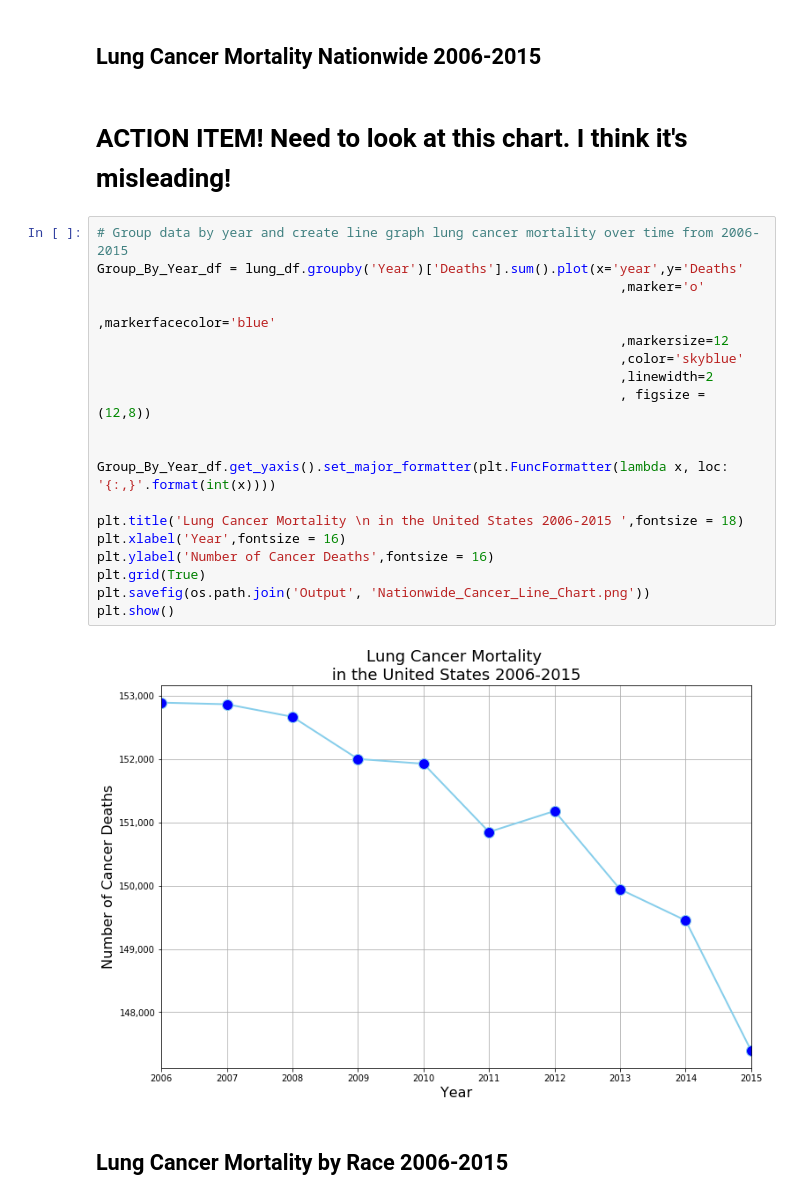
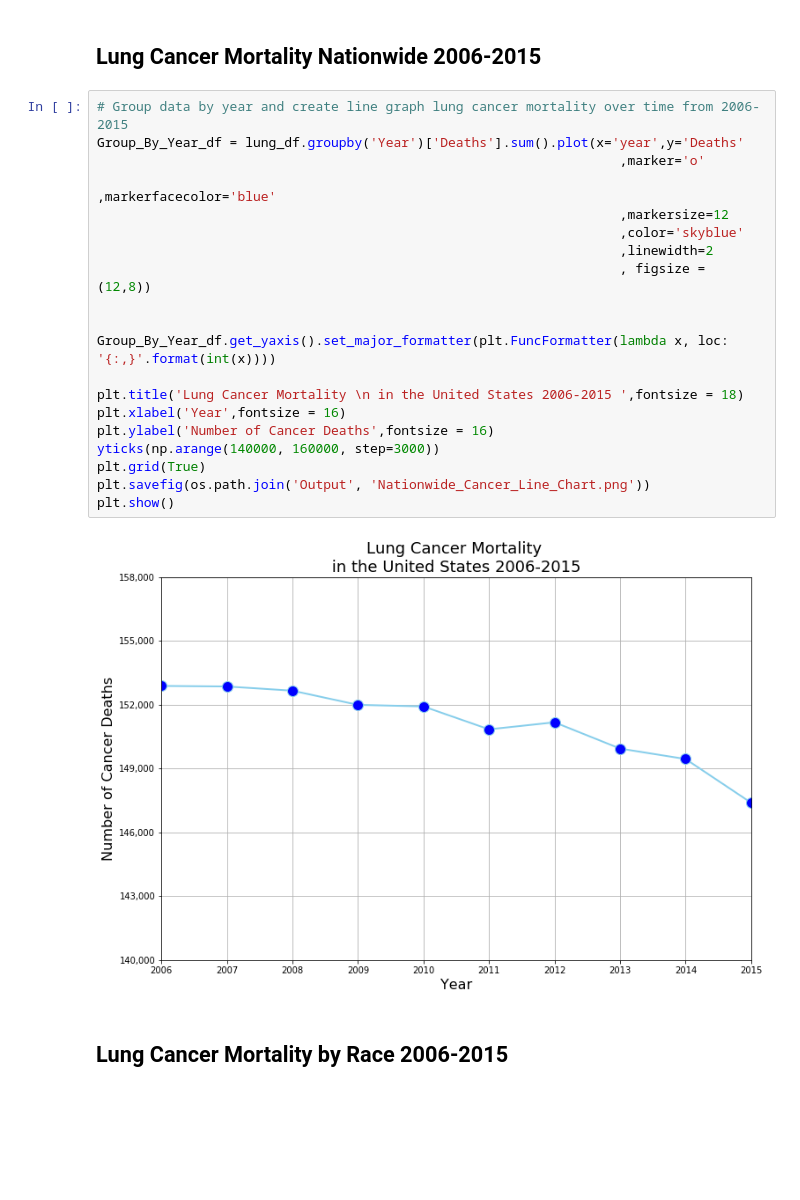
Before and after one commit to gretelup/dataviz-project1, a Jupyter notebook: data_analysis.ipynb, the cells around one changed output. Drawn from its saved outputs; the diff is of its cells as text; blank space fills up the shorter version.

```diff
--- a/data_analysis.ipynb
+++ b/data_analysis.ipynb
@@ -18,29 +18,28 @@ povertyDF = pd.read_csv(os.path.join('Output', 'Poverty_States_Data_Cleaned.csv'
 povertyCountyDF = pd.read_csv(os.path.join('Output', 'Poverty_County_Data_Cleaned.csv'))
 # %% [markdown]
 ## Lung Cancer Mortality Nationwide 2006-2015
-# %% [markdown]
-# ACTION ITEM!  Need to look at this chart. I think it's misleading!
 # %%
 # Group data by year and create line graph lung cancer mortality over time from 2006-2015
 Group_By_Year_df = lung_df.groupby('Year')['Deaths'].sum().plot(x='year',y='Deaths'
                                                                    ,marker='o'
                                                                    ,markerfacecolor='blue'
                                                                    ,markersize=12
                                                                    ,color='skyblue'
                                                                    ,linewidth=2
                                                                    , figsize = (12,8))
 
 
 Group_By_Year_df.get_yaxis().set_major_formatter(plt.FuncFormatter(lambda x, loc: '{:,}'.format(int(x))))
 
 plt.title('Lung Cancer Mortality \n in the United States 2006-2015 ',fontsize = 18)
 plt.xlabel('Year',fontsize = 16)
 plt.ylabel('Number of Cancer Deaths',fontsize = 16)
+yticks(np.arange(140000, 160000, step=3000))
 plt.grid(True)
 plt.savefig(os.path.join('Output', 'Nationwide_Cancer_Line_Chart.png'))
 plt.show()
 # %% [output]
-[figure, old version]
+[figure, new version]
 # %% [markdown]
 ## Lung Cancer Mortality by Race 2006-2015
 # %%
```
Also changed, not shown: parts of 3 cells of this notebook, 16 other files.
